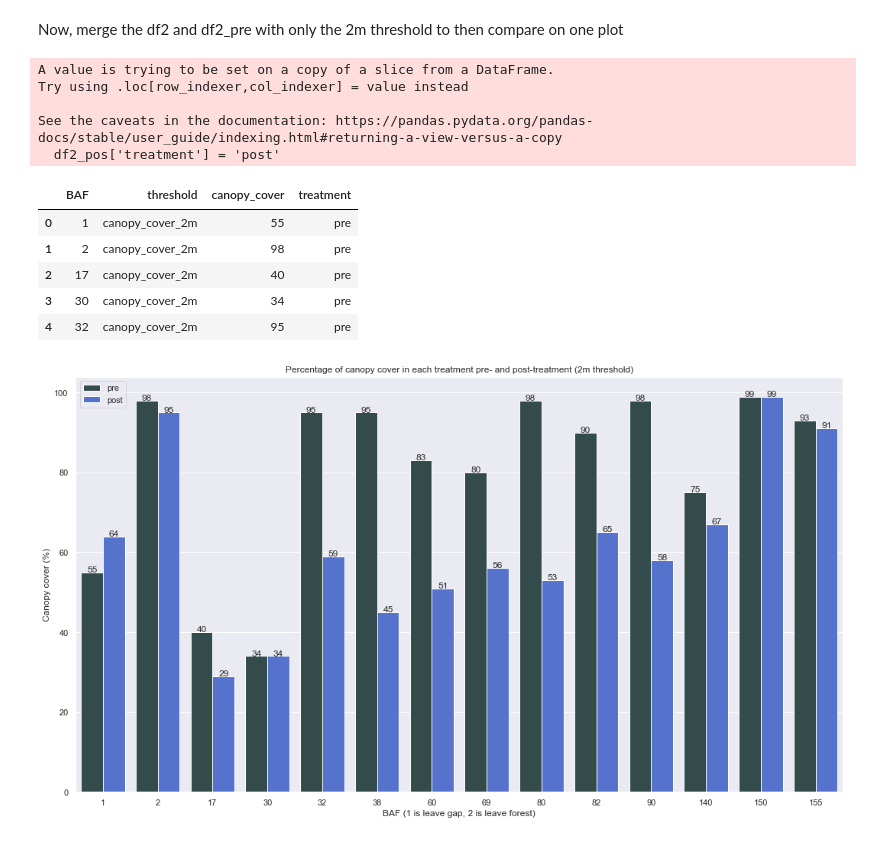
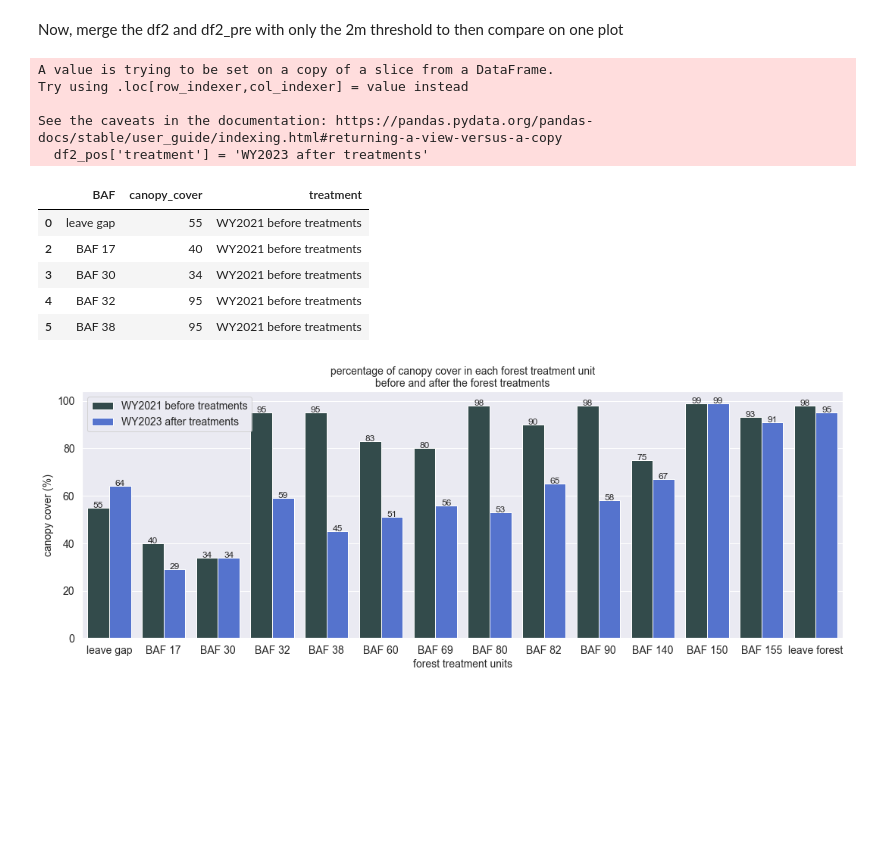
Before and after one commit to cassielumbrazo/CER_raster_analysis, a Jupyter notebook: 6_dce_groups_b_figure.ipynb, the cells around one changed output. Saved outputs shown, nothing was run; the diff lists cells and outputs as text; code cells hidden in the pictures; blank space fills up the shorter version.

Commit message:
adding figure updates

```diff
--- a/6_dce_groups_b_figure.ipynb
+++ b/6_dce_groups_b_figure.ipynb
@@ -1083,46 +1173,68 @@ Now, merge the df2 and df2_pre with only the 2m threshold to then compare on one
 # for both datasets, only save for 2m threshold
 df2_pre = df2_pre[df2_pre['threshold'] == 'canopy_cover_2m']
 df2_pos = df2[df2['threshold'] == 'canopy_cover_2m']
-# %%
-# Now merge df2_pos and df2_pre and create a new column to determine pre and pos
-df2_pre['treatment'] = 'pre'
-df2_pos['treatment'] = 'post'
-
-df2_all = pd.concat([df2_pre, df2_pos])
-df2_all.head()
-# %% [output]
-A value is trying to be set on a copy of a slice from a DataFrame.
-Try using .loc[row_indexer,col_indexer] = value instead
-
-See the caveats in the documentation: https://pandas.pydata.org/pandas-docs/stable/user_guide/indexing.html#returning-a-view-versus-a-copy
-  df2_pos['treatment'] = 'post'
-|  | BAF | threshold | canopy_cover | treatment |
-| 0 | 1 | canopy_cover_2m | 55 | pre |
-| 1 | 2 | canopy_cover_2m | 98 | pre |
-| 2 | 17 | canopy_cover_2m | 40 | pre |
-| 3 | 30 | canopy_cover_2m | 34 | pre |
-| 4 | 32 | canopy_cover_2m | 95 | pre |
+# %%
+# Now merge df2_pos and df2_pre and create a new column to determine pre and pos
+df2_pre['treatment'] = 'WY2021 before treatments'
+df2_pos['treatment'] = 'WY2023 after treatments'
+
+df2_all = pd.concat([df2_pre, df2_pos])
+
+# drop the threshold column
+df2_all = df2_all.drop(columns=['threshold'])
+df2_all.reset_index(drop=True, inplace=True)
+df2_all_fix = df2_all.reindex([0, 2, 3, 4, 5, 6, 7, 8, 9, 10, 11, 12, 13, 1, 14, 16, 17, 18, 19, 20, 21, 22, 23, 24, 25, 26, 27, 15])
+
+
+df2_all_fix['BAF'] = df2_all_fix['BAF'].replace({1: 'leave gap', 2: 'leave forest', 17: 'BAF 17', 30: 'BAF 30', 32: 'BAF 32', 38: 'BAF 38',
+                                       60: 'BAF 60', 69: 'BAF 69', 80: 'BAF 80', 82: 'BAF 82', 90: 'BAF 90', 140: 'BAF 140', 150: 'BAF 150', 155: 'BAF 155',
+                                       1: 'leave gap', 2: 'leave forest', 17: 'BAF 17', 30: 'BAF 30', 32: 'BAF 32', 38: 'BAF 38',
+                                       60: 'BAF 60', 69: 'BAF 69', 80: 'BAF 80', 82: 'BAF 82', 90: 'BAF 90', 140: 'BAF 140', 150: 'BAF 150', 155: 'BAF 155'})
+
+df2_all_fix.head()
+# %% [output]
+A value is trying to be set on a copy of a slice from a DataFrame.
+Try using .loc[row_indexer,col_indexer] = value instead
+
+See the caveats in the documentation: https://pandas.pydata.org/pandas-docs/stable/user_guide/indexing.html#returning-a-view-versus-a-copy
+  df2_pos['treatment'] = 'WY2023 after treatments'
+|  | BAF | canopy_cover | treatment |
+| 0 | leave gap | 55 | WY2021 before treatments |
+| 2 | BAF 17 | 40 | WY2021 before treatments |
+| 3 | BAF 30 | 34 | WY2021 before treatments |
+| 4 | BAF 32 | 95 | WY2021 before treatments |
+| 5 | BAF 38 | 95 | WY2021 before treatments |
 # %%
-fig = plt.figure(figsize=(18, 10))
+fig = plt.figure(figsize=(18, 6))
 palette = [colorpre, colorpos]
 
+fontsize_num = 14
+
 # Create a barplot with values
-barplot = sns.barplot(data=df2_all, x='BAF', y='canopy_cover', hue='treatment', palette=palette)
+barplot = sns.barplot(data=df2_all_fix, x='BAF', y='canopy_cover', hue='treatment', palette=palette)
 
 # Add values on top of each bar
 for p in barplot.patches:
     height = p.get_height()
     plt.text(p.get_x()+p.get_width()/2.,
              height + 0.1,
              '{:1.0f}'.format(height),
              ha="center")
 
 # Customize the layout
-plt.xlabel('BAF (1 is leave gap, 2 is leave forest)')
-plt.ylabel('Canopy cover (%)')
-plt.title('Percentage of canopy cover in each treatment pre- and post-treatment (2m threshold)')
-plt.legend(loc='upper left')
+plt.xlabel('forest treatment units', fontsize=fontsize_num)
+plt.ylabel('canopy cover (%)', fontsize=fontsize_num)
+plt.title('percentage of canopy cover in each forest treatment unit\nbefore and after the forest treatments', fontsize=fontsize_num)
+plt.legend(loc='upper left', fontsize=fontsize_num)
+
+# increase the size of the xtick labels
+plt.xticks(fontsize=fontsize_num)
+
+# # change the ylabel to be on the right side of the figure instead
+plt.yticks(fontsize=fontsize_num)
+# plt.gca().yaxis.set_label_position("right")
+# plt.gca().yaxis.tick_right()
 
 plt.show()
 # %% [output]
-[figure, old version]
+[figure, new version]
```
Also changed, not shown: parts of 5 cells of this notebook.
